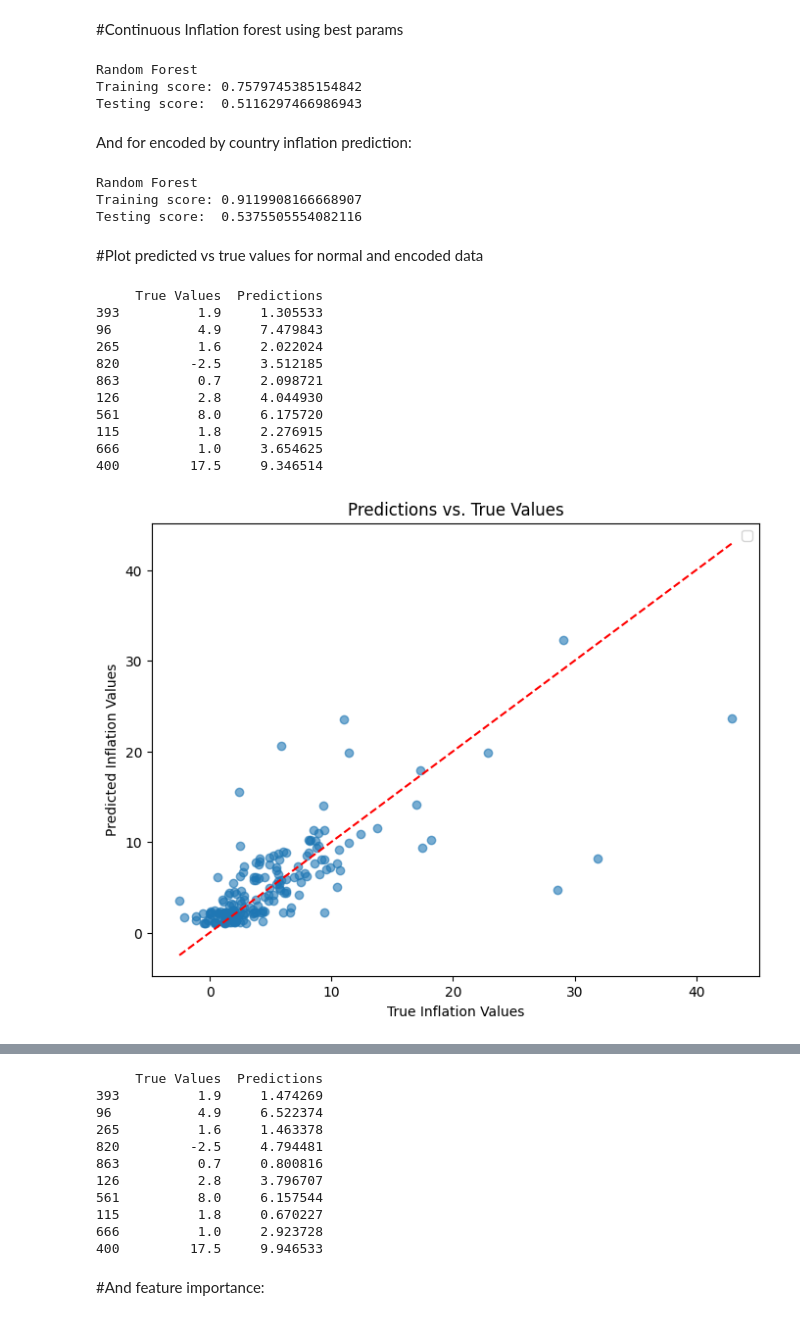
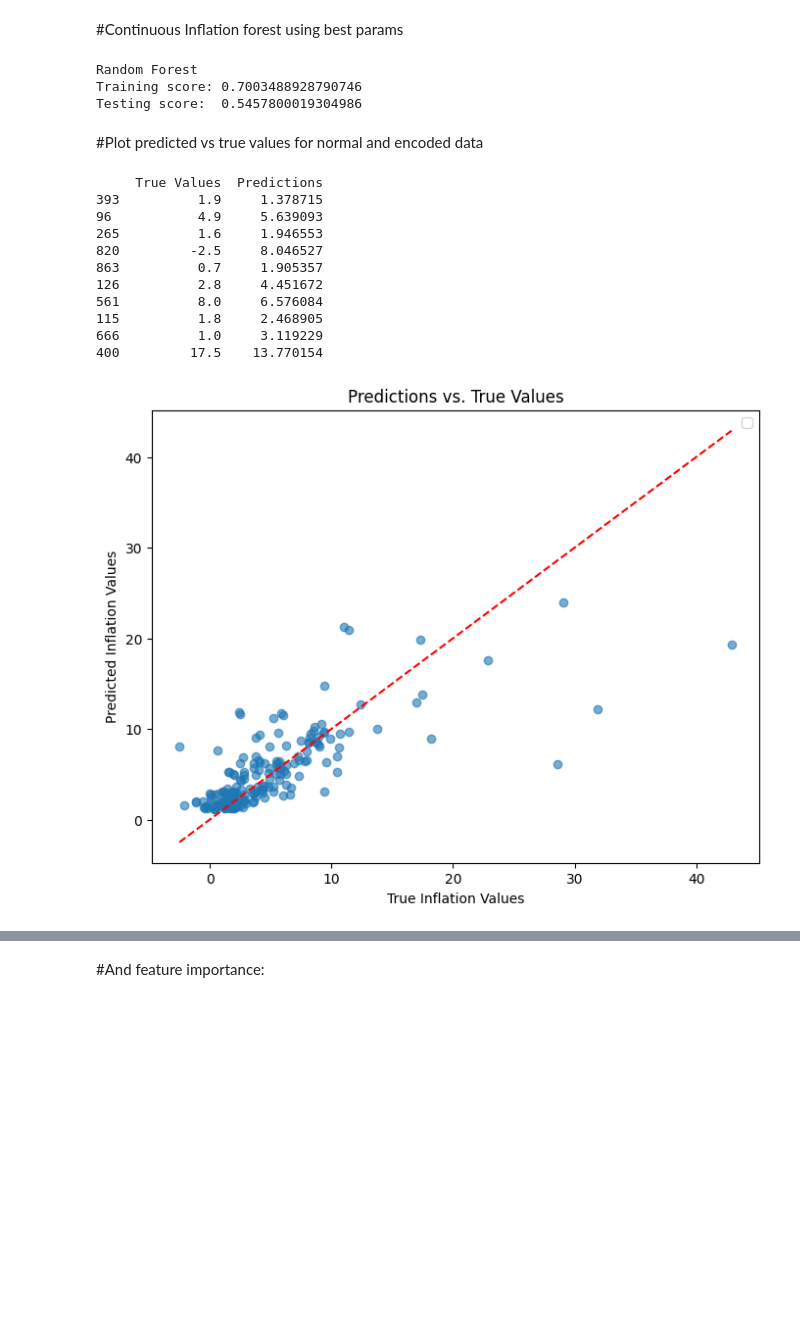
Before and after one commit to annadelpozo/MDL-Turing, a Jupyter notebook: MDL_project_Final_version.ipynb, the cells around one changed output, grey strips where cells are left out. Drawn from its saved outputs; the diff is of its cells as text; code cells hidden in the pictures; blank space fills up the shorter version.

```diff
--- a/MDL_project_Final_version.ipynb
+++ b/MDL_project_Final_version.ipynb
@@ -434,7 +272,7 @@ Testing Accuracy: 0.5255403119211185
 # %%
 from sklearn.ensemble import RandomForestRegressor as RFR
 
-modelRFR = RFR(n_estimators=15, max_depth=5, random_state=42)
+modelRFR = RFR(n_estimators=30, max_depth=5, max_features = 'sqrt', min_samples_leaf = 2, min_samples_split = 5 ,random_state=42)
 modelRFR.fit(X_train, y_train)
 
 print("Random Forest")
@@ -447,71 +285,35 @@ def get_accuracies(model, train_X, train_y, test_X, test_y):
 get_accuracies(modelRFR, X_train, y_train, X_test, y_test)
 # %% [output]
 Random Forest
-Training score: 0.7579745385154842
-Testing score:  0.5116297466986943
+Training score: 0.7003488928790746
+Testing score:  0.5457800019304986
-# %% [markdown]
-And for encoded by country inflation prediction:
-# %%
-from sklearn.ensemble import RandomForestRegressor as RFR
-
-modelRFRE = RFR(n_estimators=50, max_depth=15, random_state=42)
-modelRFRE.fit(X_train_enc, y_train_enc)
-
-print("Random Forest")
-
-def get_accuracies(model, train_X, train_y, test_X, test_y):
-    print("Training score:", model.score(train_X, train_y))
-    print("Testing score: ", model.score(test_X, test_y))
-
-
-get_accuracies(modelRFRE, X_train_enc, y_train_enc, X_test_enc, y_test_enc)
-# %% [output]
-Random Forest
-Training score: 0.9119908166668907
-Testing score:  0.5375505554082116
 # %% [markdown]
 #Plot predicted vs true values for normal and encoded data
 # %%
 pred_y = modelRFR.predict(X_test)
 import matplotlib.pyplot as plt
 
 comparison_df = pd.DataFrame({"True Values": y_test, "Predictions": pred_y})
 print(comparison_df.head(10))
 
 plt.figure(figsize=(8, 6))
 plt.scatter(y_test, pred_y, alpha=0.6)
 plt.xlabel("True Inflation Values")
 plt.ylabel("Predicted Inflation Values")
 plt.title("Predictions vs. True Values")
 plt.legend()
 plt.plot([min(y_test), max(y_test)], [min(y_test), max(y_test)], color="red", linestyle="--")  # 45-degree reference line
 plt.show()
-
-
-pred_y_enc = modelRFRE.predict(X_test_enc)
-import matplotlib.pyplot as plt
-
-comparison_df = pd.DataFrame({"True Values": y_test_enc, "Predictions": pred_y_enc})
-
-plt.figure(figsize=(8, 6))
-plt.scatter(y_test_enc, pred_y_enc, alpha=0.6)
-plt.xlabel("True InflationValues")
-plt.ylabel("Predicted Inflation Values")
-plt.title("Predictions vs. True Values Country encoded")
-plt.legend()
-plt.plot([min(y_test_enc), max(y_test_enc)], [min(y_test_enc), max(y_test_enc)], color="red", linestyle="--")  # 45-degree reference line
-plt.show()
-print(comparison_df.head(10))
 # %% [output]
      True Values  Predictions
-393          1.9     1.305533
-96           4.9     7.479843
-265          1.6     2.022024
-820         -2.5     3.512185
-863          0.7     2.098721
-126          2.8     4.044930
-561          8.0     6.175720
-115          1.8     2.276915
-666          1.0     3.654625
-400         17.5     9.346514
+393          1.9     1.378715
+96           4.9     5.639093
+265          1.6     1.946553
+820         -2.5     8.046527
+863          0.7     1.905357
+126          2.8     4.451672
+561          8.0     6.576084
+115          1.8     2.468905
+666          1.0     3.119229
+400         17.5    13.770154
-[figure, old version]
+[figure, new version]
@@ -519,14 +320,3 @@ print(comparison_df.head(10))
-     True Values  Predictions
-393          1.9     1.474269
-96           4.9     6.522374
-265          1.6     1.463378
-820         -2.5     4.794481
-863          0.7     0.800816
-126          2.8     3.796707
-561          8.0     6.157544
-115          1.8     0.670227
-666          1.0     2.923728
-400         17.5     9.946533
 # %% [markdown]
 #And feature importance:
 # %%
```
Also changed, not shown: parts of 28 cells of this notebook.
